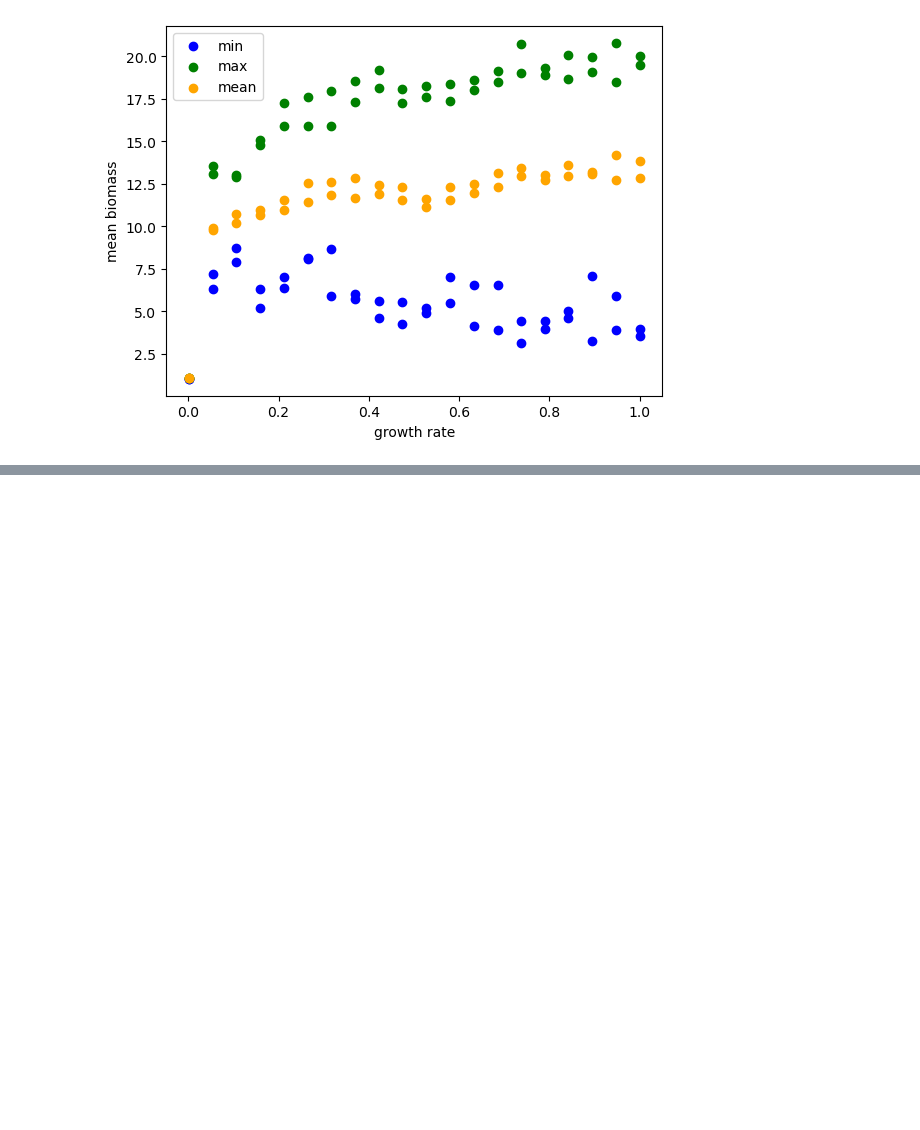
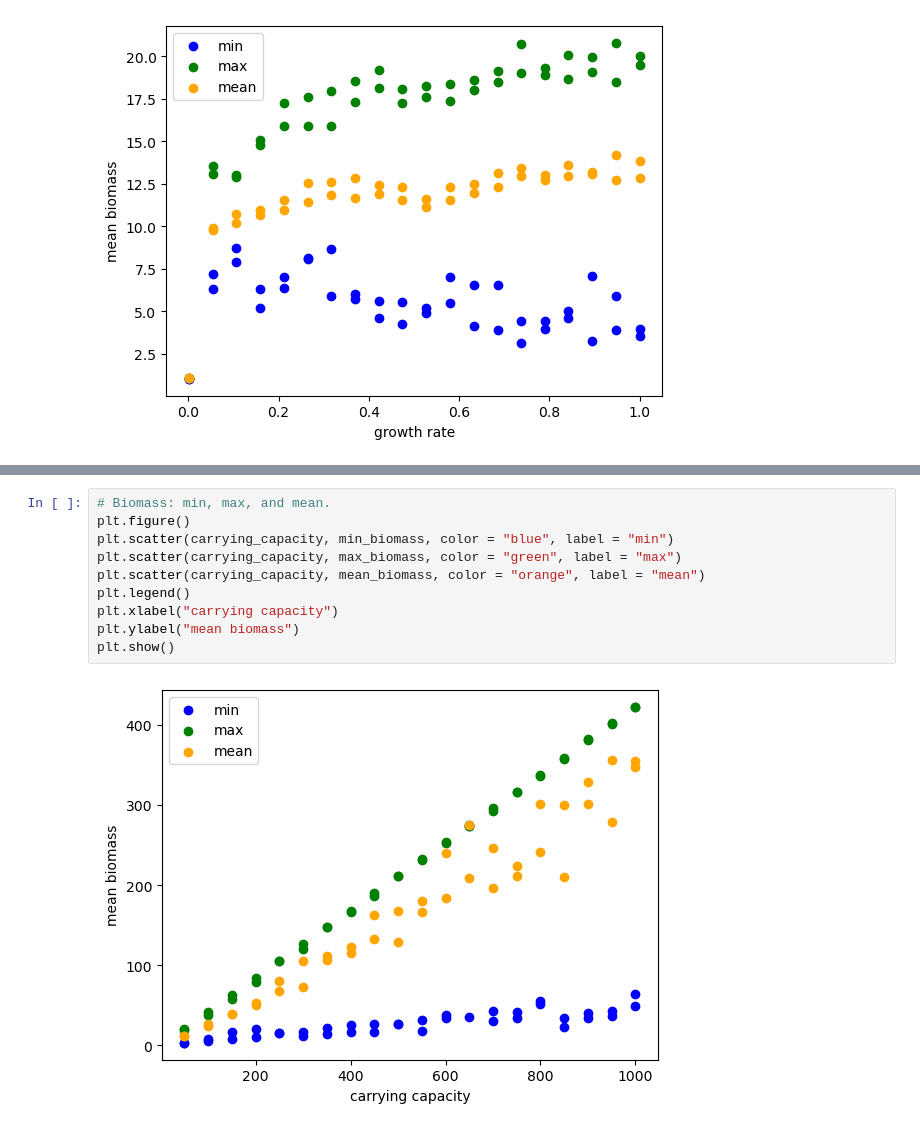
Before and after one commit to jmkahn/QERM497_FinalProject, a Jupyter notebook: experiments.ipynb, the cells around one changed output, grey strips where cells are left out. Drawn from its saved outputs; the diff is of its cells as text; blank space fills up the shorter version.

```diff
--- a/experiments.ipynb
+++ b/experiments.ipynb
@@ -344,0 +555,12 @@ plt.show()
+# %%
+# Biomass: min, max, and mean.
+plt.figure()
+plt.scatter(carrying_capacity, min_biomass, color = "blue", label = "min")
+plt.scatter(carrying_capacity, max_biomass, color = "green", label = "max")
+plt.scatter(carrying_capacity, mean_biomass, color = "orange", label = "mean")
+plt.legend()
+plt.xlabel("carrying capacity")
+plt.ylabel("mean biomass")
+plt.show()
+# %% [output]
+[figure, added]
```
Also changed, not shown: parts of 13 cells of this notebook, 6 other files.
